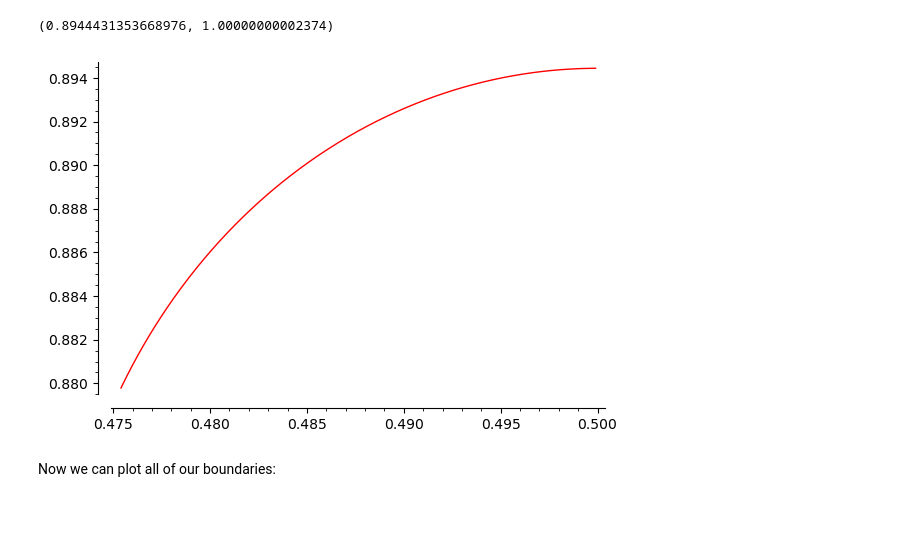
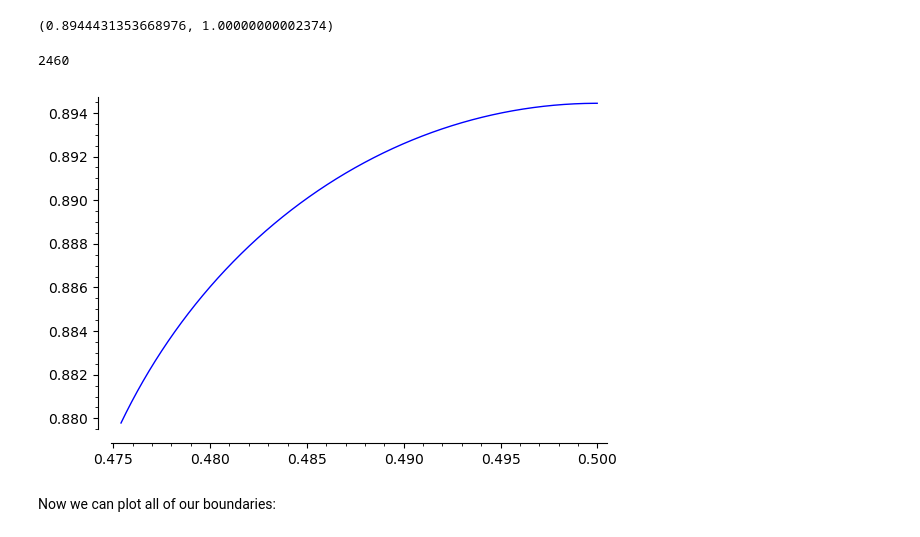
Before and after one commit to florianbreuer/ModularPolynomials, a Jupyter notebook: HeightsModPoly.ipynb, the cells around one changed output. Cells and saved outputs as stored; diff of their text form; code cells hidden in the pictures.

```diff
--- a/HeightsModPoly.ipynb
+++ b/HeightsModPoly.ipynb
@@ -42,7 +42,7 @@ Here is $g_2(\tau)$. Note that our normalization requires $g_2(\tau) = (2\pi)^4G
 # %%
 M4 = ModularForms(1, 4)
 g2 = M4.basis()[0]  # This is g_2
-coeffs = g2.coefficients(list(range(100)))  # take 100 coefficients
+coeffs = g2.coefficients(list(range(200)))  # take 200 coefficients
 G2poly = C(coeffs)  # interpret coeffs in the polynomial ring C.<q>, normalize
 
 g2poly = (2 * CDF.pi())^4 * G2poly
@@ -149,5 +155,7 @@ Let's zoom into those corners to see where exactly the minimum occurs. Is it at
 # %%
-pointset = [(x, y, 0.2*fF(x + I*y)) for x in arange(0.45,0.51,0.001) for y in arange(0.85, 0.95, 0.001)]
+fF2 = lambda z: -4.0 if (abs(z) < 1.0) or abs(real_part(z)) > 0.5 else f(z)   # set = -4 outside fundamental domain
+
+pointset = [(x, y, fF2(x + I*y)) for x in arange(0.45,0.51,0.001) for y in arange(0.86, 0.91, 0.001)]
 
 fF_corner = list_plot3d(pointset, interpolation_type='linear')
 
@@ -219,19 +226,24 @@ jisone(0.5)
 # %% [output]
 (0.8944431353668976, 1.00000000002374)
 # %%
+# We compute the boundary of D as a list of points
+
 dD = []
 
-for x in arange(0.45, 0.5, 0.0001):
+for x in arange(0.45, 0.5, 0.00001):
     (y, j) = jisone(x)
     if j < 100 and x^2 + y^2 >= 1.0:
         dD.append((x,y))
 
-# dD
+len(dD)
+# %% [output]
+2460
 # %%
-D_plot = list_plot(dD, plotjoined=True, color='red')
-D_plot.show()
+D_plot = list_plot(dD, plotjoined=True, color='blue')
+
+D_plot
 # %% [output]
-[figure, old version]
+[figure, new version]
 # %% [markdown]
 Now we can plot all of our boundaries:
 # %%
```
Also changed, not shown: parts of 12 cells of this notebook, 2 other files.
